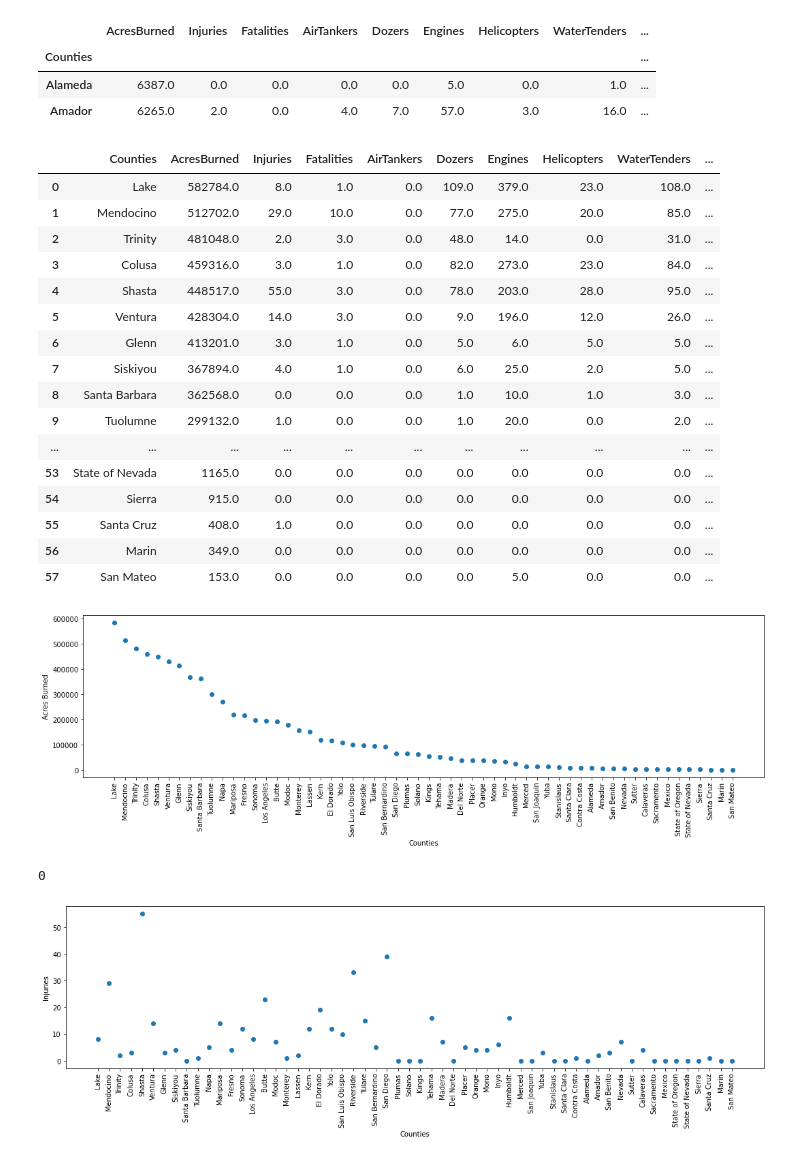
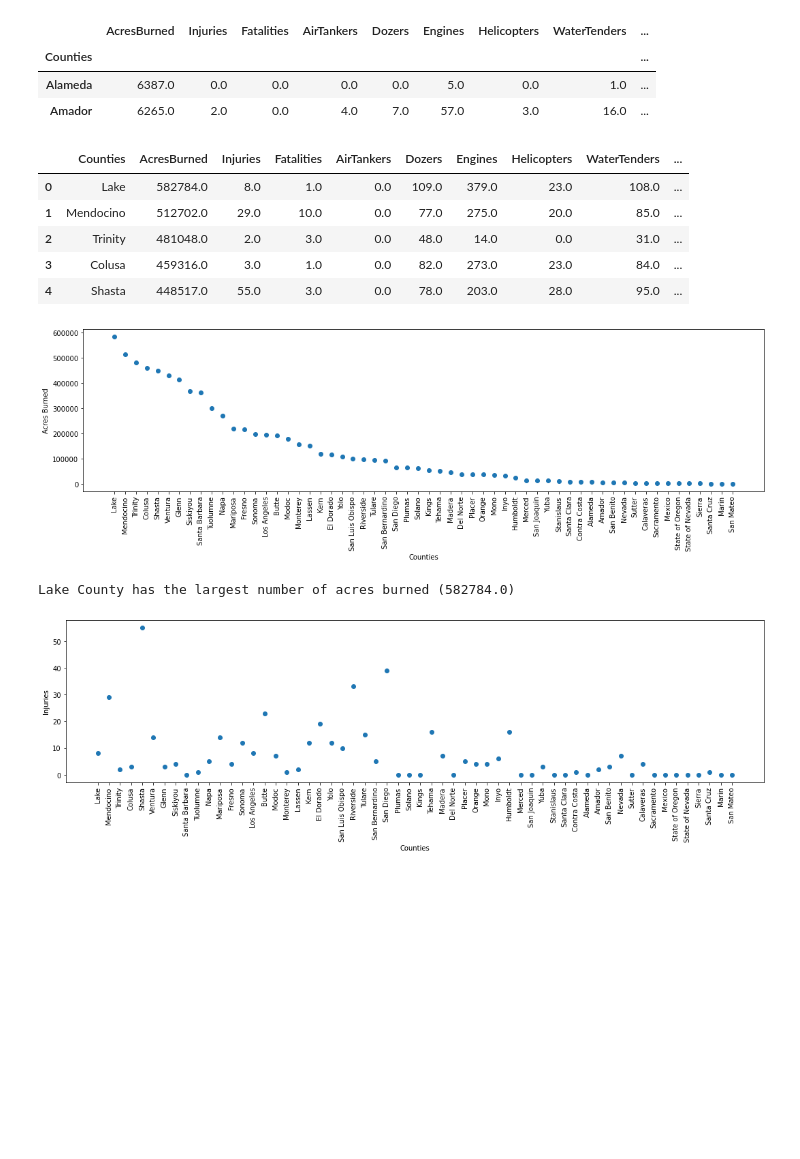
Before and after one commit to jump8621/data-project-I, a Jupyter notebook: alessandro_pyre.ipynb, the cells around one changed output. Drawn from its saved outputs; the diff is of its cells as text; code cells hidden in the pictures; blank space fills up the shorter version.

```diff
--- a/alessandro_pyre.ipynb
+++ b/alessandro_pyre.ipynb
@@ -37,9 +26,9 @@ pyre_data_path_ale = "Resources/California_Fire_Incidents.csv"
 pyre1_df = pd.read_csv(pyre_data_path_ale)
 # %%
 # Select column headers for data frame
-pyre1_df = pyre1_df[["UniqueId", "CountyIds","Counties",
-                         "AcresBurned", "Injuries","Fatalities", "Days Burned",
-                         "AirTankers", "ArchiveYear", "Dozers", "Engines", "Helicopters",
+pyre1_df = pyre1_df[["UniqueId", "Counties",
+                         "AcresBurned", "Injuries","Fatalities",
+                         "AirTankers", "Dozers", "Engines", "Helicopters",
                          "WaterTenders","CrewsInvolved","PersonnelInvolved",
                          "StructuresDamaged", "StructuresDestroyed", "StructuresEvacuated",
                          "StructuresThreatened"]
@@ -55,7 +44,7 @@ pyre1_df = pyre1_df.loc[pyre1_df["AcresBurned"]>10]
 
 pyre1_df = pyre1_df.sort_values("AcresBurned", ascending = 0)
 
-pyre1_df = pyre1_df.drop(["CountyIds", "Days Burned", "ArchiveYear"], axis = 1)
+# pyre1_df = pyre1_df.drop(["CountyIds", "Days Burned", "ArchiveYear"], axis = 1)
 
 pyre1_df = pyre1_df.reset_index(drop=True)
 
@@ -204,27 +138,16 @@ df1.head(2)
 # %%
 # 2.1.1 Injuries vs. Acres Burned
 
 df1 = df1.sort_values("AcresBurned", ascending = 0)
 df1 = df1.reset_index()
-df1
+df1.head()
 # %% [output]
 |  | Counties | AcresBurned | Injuries | Fatalities | AirTankers | Dozers | Engines | Helicopters | WaterTenders | ... |
 | 0 | Lake | 582784.0 | 8.0 | 1.0 | 0.0 | 109.0 | 379.0 | 23.0 | 108.0 | ... |
 | 1 | Mendocino | 512702.0 | 29.0 | 10.0 | 0.0 | 77.0 | 275.0 | 20.0 | 85.0 | ... |
 | 2 | Trinity | 481048.0 | 2.0 | 3.0 | 0.0 | 48.0 | 14.0 | 0.0 | 31.0 | ... |
 | 3 | Colusa | 459316.0 | 3.0 | 1.0 | 0.0 | 82.0 | 273.0 | 23.0 | 84.0 | ... |
 | 4 | Shasta | 448517.0 | 55.0 | 3.0 | 0.0 | 78.0 | 203.0 | 28.0 | 95.0 | ... |
-| 5 | Ventura | 428304.0 | 14.0 | 3.0 | 0.0 | 9.0 | 196.0 | 12.0 | 26.0 | ... |
-| 6 | Glenn | 413201.0 | 3.0 | 1.0 | 0.0 | 5.0 | 6.0 | 5.0 | 5.0 | ... |
-| 7 | Siskiyou | 367894.0 | 4.0 | 1.0 | 0.0 | 6.0 | 25.0 | 2.0 | 5.0 | ... |
-| 8 | Santa Barbara | 362568.0 | 0.0 | 0.0 | 0.0 | 1.0 | 10.0 | 1.0 | 3.0 | ... |
-| 9 | Tuolumne | 299132.0 | 1.0 | 0.0 | 0.0 | 1.0 | 20.0 | 0.0 | 2.0 | ... |
-| ... | ... | ... | ... | ... | ... | ... | ... | ... | ... | ... |
-| 53 | State of Nevada | 1165.0 | 0.0 | 0.0 | 0.0 | 0.0 | 0.0 | 0.0 | 0.0 | ... |
-| 54 | Sierra | 915.0 | 0.0 | 0.0 | 0.0 | 0.0 | 0.0 | 0.0 | 0.0 | ... |
-| 55 | Santa Cruz | 408.0 | 1.0 | 0.0 | 0.0 | 0.0 | 0.0 | 0.0 | 0.0 | ... |
-| 56 | Marin | 349.0 | 0.0 | 0.0 | 0.0 | 0.0 | 0.0 | 0.0 | 0.0 | ... |
-| 57 | San Mateo | 153.0 | 0.0 | 0.0 | 0.0 | 0.0 | 5.0 | 0.0 | 0.0 | ... |
 # %%
 #  "Acres Burned" vs "Counties" Scatter plotScatter plot
 
@@ -236,11 +159,15 @@ plt.tight_layout()
 plt.rc("figure",figsize=(15, 5))
 plt.show()
 
-df1['AcresBurned'].idxmax()
+p1 = df1['AcresBurned'].idxmax()
 # Lake County has the highest value of acres burned = 582,784
+p3 = df1["Counties"][p1]
+p2 = df1['AcresBurned'].max()
+
+print(f"{p3} County has the largest number of acres burned ({p2})")
 # %% [output]
 [figure]
-0
+Lake County has the largest number of acres burned (582784.0)
 # %%
 #  "Injuries" and "Counties" Scatter plotScatter plot
 
```
Also changed, not shown: parts of 21 cells of this notebook.
